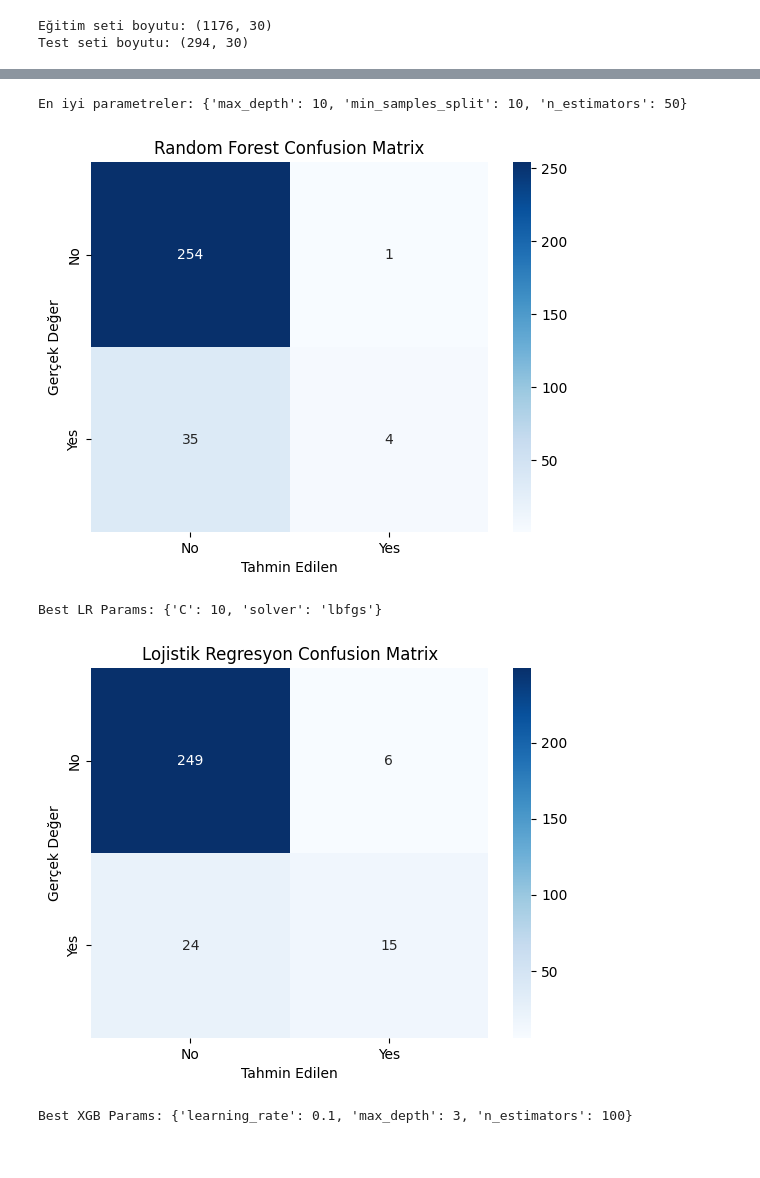
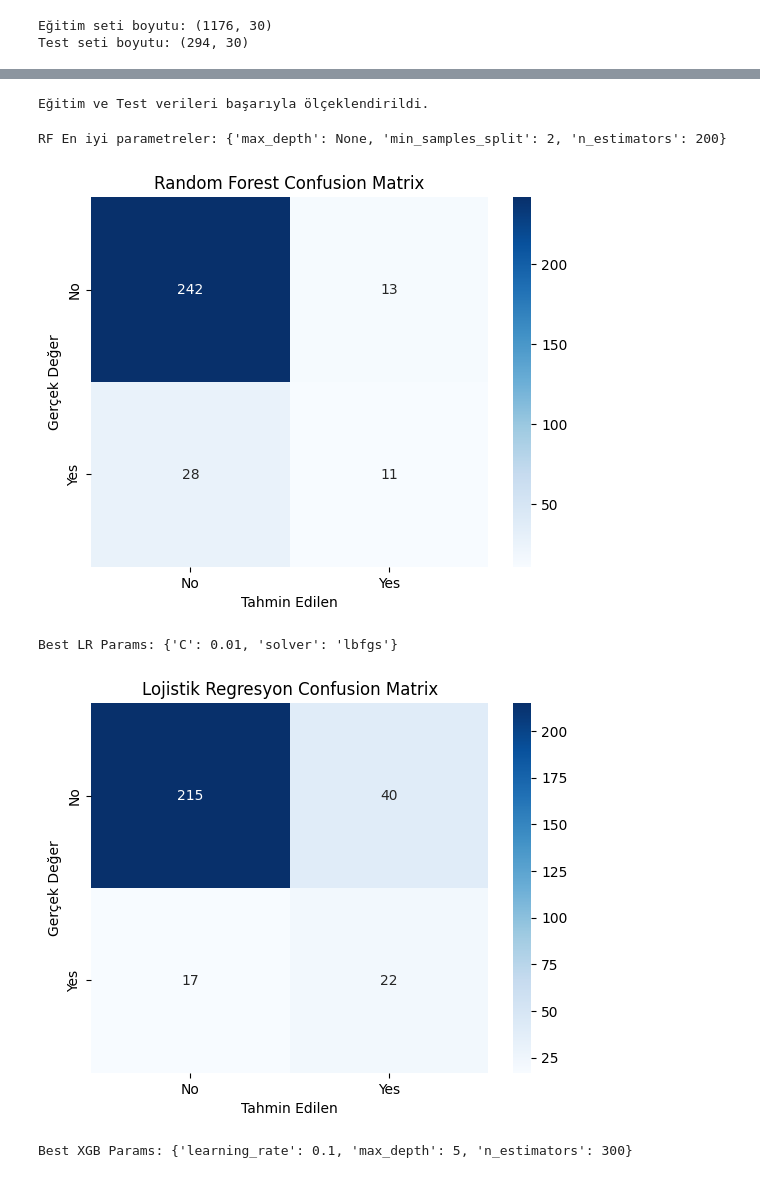
Before and after one commit to smyymrn8/Data_Analysis_Project_2026, a Jupyter notebook: notebooks/analysis.ipynb, the cells around one changed output, grey strips where cells are left out. Drawn from its saved outputs; the diff is of its cells as text; code cells hidden in the pictures.

Commit message:
model karşılaştırılmaları ve bazı testlerin uyuglanmasının ardından sonuçlandırılması.

```diff
--- a/notebooks/analysis.ipynb
+++ b/notebooks/analysis.ipynb
@@ -207,24 +293,45 @@ Test seti boyutu: (294, 30)
+# %%
+# Özelliklerin aynı ölçekte olması için standardizasyon uygulanır.
+# bu sayede algoritmalar yüksek değerli değişkenlerde daha iyi performans gösterebilir.
+# Burada ölçeklendirme sadece eğitim verisi üzerine fit edilir.
+# Test verisi model için hiç görülmemiş veri olmalıdır.
+from sklearn.preprocessing import StandardScaler
+
+# Scaler nesnesini oluşturuyoruz
+scaler = StandardScaler()
+
+# SADECE SMOTE uygulanmış EĞİTİM verisini fit_transform yapıyoruz
+X_train_resampled = scaler.fit_transform(X_train_smote)
+
+# TEST verisini ise sadece transform yapıyoruz (Eğitim setinin ortalamasına göre)
+X_test_scaled = scaler.transform(X_test)
+
+print("Eğitim ve Test verileri başarıyla ölçeklendirildi.")
+# %% [output]
+Eğitim ve Test verileri başarıyla ölçeklendirildi.
 # %%
 from sklearn.ensemble import RandomForestClassifier
 from sklearn.model_selection import GridSearchCV
 
-# Denenecek parametre aralıklarını belirliyoruz
-param_grid = {
-    'n_estimators': [50, 100, 200],
+# Parametre aralıklarını belirliyoruz
+param_grid_rf = {
+    'n_estimators': [200, 250, 300],
     'max_depth': [None, 10, 20],
-    'min_samples_split': [2, 5, 10]
+    'min_samples_split': [2, 5]
 }
 
 # GridSearchCV tanımlıyoruz
-grid_rf = GridSearchCV(RandomForestClassifier(random_state=42), param_grid, cv=5, scoring='f1')
+grid_rf = GridSearchCV(RandomForestClassifier(random_state=42), param_grid_rf, cv=5, scoring='f1')
 
-# Modeli eğitiyoruz
-grid_rf.fit(X_train, y_train)
+# Dengelenmiş ve Ölçeklenmiş eğitim verisiyle eğitiyoruz
+grid_rf.fit(X_train_resampled, y_train_smote)
 
-# En iyi parametreleri görüyoruz
-print("En iyi parametreler:", grid_rf.best_params_)
+print("RF En iyi parametreler:", grid_rf.best_params_)
+
+# Tahmin yaparken Ölçeklenmiş test verisini kullanıyoruz
+y_pred_rf = grid_rf.best_estimator_.predict(X_test_scaled)
 # %% [output]
-En iyi parametreler: {'max_depth': 10, 'min_samples_split': 10, 'n_estimators': 50}
+RF En iyi parametreler: {'max_depth': None, 'min_samples_split': 2, 'n_estimators': 200}
 # %%
 from sklearn.metrics import classification_report, confusion_matrix, accuracy_score, f1_score, precision_score, recall_score
 import seaborn as sns
@@ -232,7 +339,7 @@ import matplotlib.pyplot as plt
 
 # En iyi modelle tahmin yapıyoruz
 best_rf = grid_rf.best_estimator_
-y_pred_rf  = best_rf.predict(X_test)
+y_pred_rf  = best_rf.predict(X_test_scaled)
 
 # Confusion Matrix (Karışıklık Matrisi) görselleştirmesi
 cm = confusion_matrix(y_test, y_pred_rf)
@@ -244,7 +351,7 @@ plt.xlabel("Tahmin Edilen")
 plt.ylabel("Gerçek Değer")
 plt.show()
 # %% [output]
-[figure, old version]
+[figure, new version]
 # %%
 # lojistik regresyon modeli için parametre aralığı.
 from sklearn.linear_model import LogisticRegression
@@ -262,56 +369,57 @@ grid_lr = GridSearchCV(
     n_jobs=-1
 )
 
-# modeli eğitiyoruz.
-grid_lr.fit(X_train, y_train)
+# Modeli eğitiyoruz
+grid_lr.fit(X_train_resampled, y_train_smote)
 
 # en iyi parametreleri görüyoruz.
 best_lr = grid_lr.best_estimator_
 
 print("Best LR Params:", grid_lr.best_params_)
 # %% [output]
-Best LR Params: {'C': 10, 'solver': 'lbfgs'}
+Best LR Params: {'C': 0.01, 'solver': 'lbfgs'}
 # %%
 # En iyi modelle tahmin yapıyoruz
 best_lr = grid_lr.best_estimator_
-y_pred_lr  = best_lr.predict(X_test)
+y_pred_lr  = best_lr.predict(X_test_scaled)
 
 # Confusion Matrix (Karışıklık Matrisi) görselleştirmesi
-cm = confusion_matrix(y_test, y_pred_lr )
+cm = confusion_matrix(y_test, y_pred_lr)
 sns.heatmap(cm, annot=True, fmt="d", cmap="Blues",
             xticklabels=["No", "Yes"],
             yticklabels=["No", "Yes"])
 plt.title("Lojistik Regresyon Confusion Matrix")
 plt.xlabel("Tahmin Edilen")
 plt.ylabel("Gerçek Değer")
 plt.show()
 # %% [output]
-[figure, old version]
+[figure, new version]
 # %%
 # xgboost modeli için parametre aralığı.
 from xgboost import XGBClassifier
 
 param_grid_xgb = {
-    "n_estimators": [50, 100],
+    "n_estimators": [200, 250, 300],
     "max_depth": [3, 5, 7],
     "learning_rate": [0.01, 0.1]
 }
 
 grid_xgb = GridSearchCV(
-    XGBClassifier(eval_metric='logloss'),
+    XGBClassifier(eval_metric='logloss', random_state=42),
     param_grid_xgb,
     cv=5,
     scoring="f1",
     n_jobs=-1
 )
 
-grid_xgb.fit(X_train, y_train)
+# modeli eğitiyoruz
+grid_xgb.fit(X_train_resampled, y_train_smote)
 
+# en iyi parametreleri alıyoruz.
 best_xgb = grid_xgb.best_estimator_
-
 print("Best XGB Params:", grid_xgb.best_params_)
 # %% [output]
-Best XGB Params: {'learning_rate': 0.1, 'max_depth': 3, 'n_estimators': 100}
+Best XGB Params: {'learning_rate': 0.1, 'max_depth': 5, 'n_estimators': 300}
 # %%
 # En iyi modelle tahmin yapıyoruz
 best_xgb = grid_xgb.best_estimator_
```
Also changed, not shown: parts of 29 cells of this notebook.
